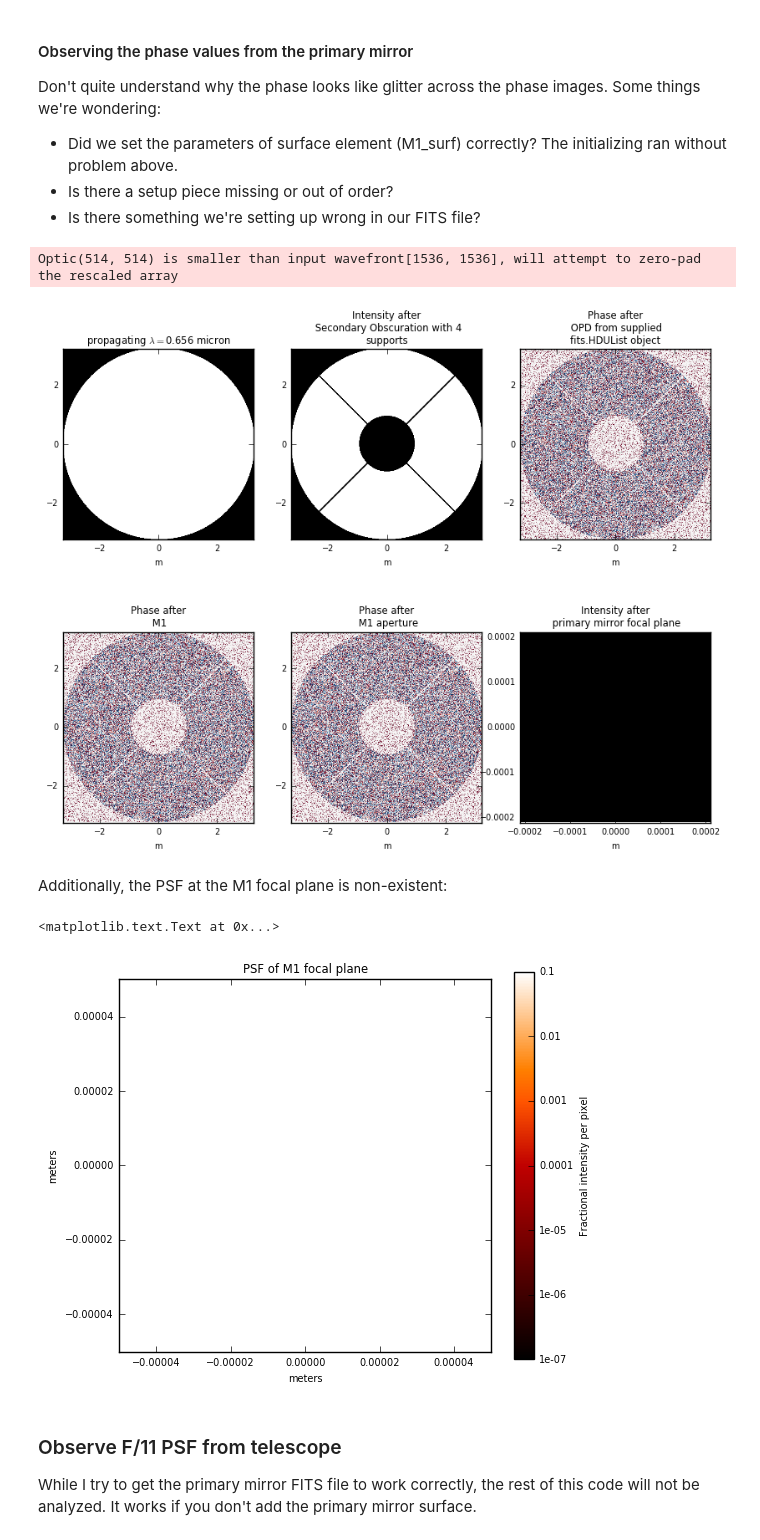
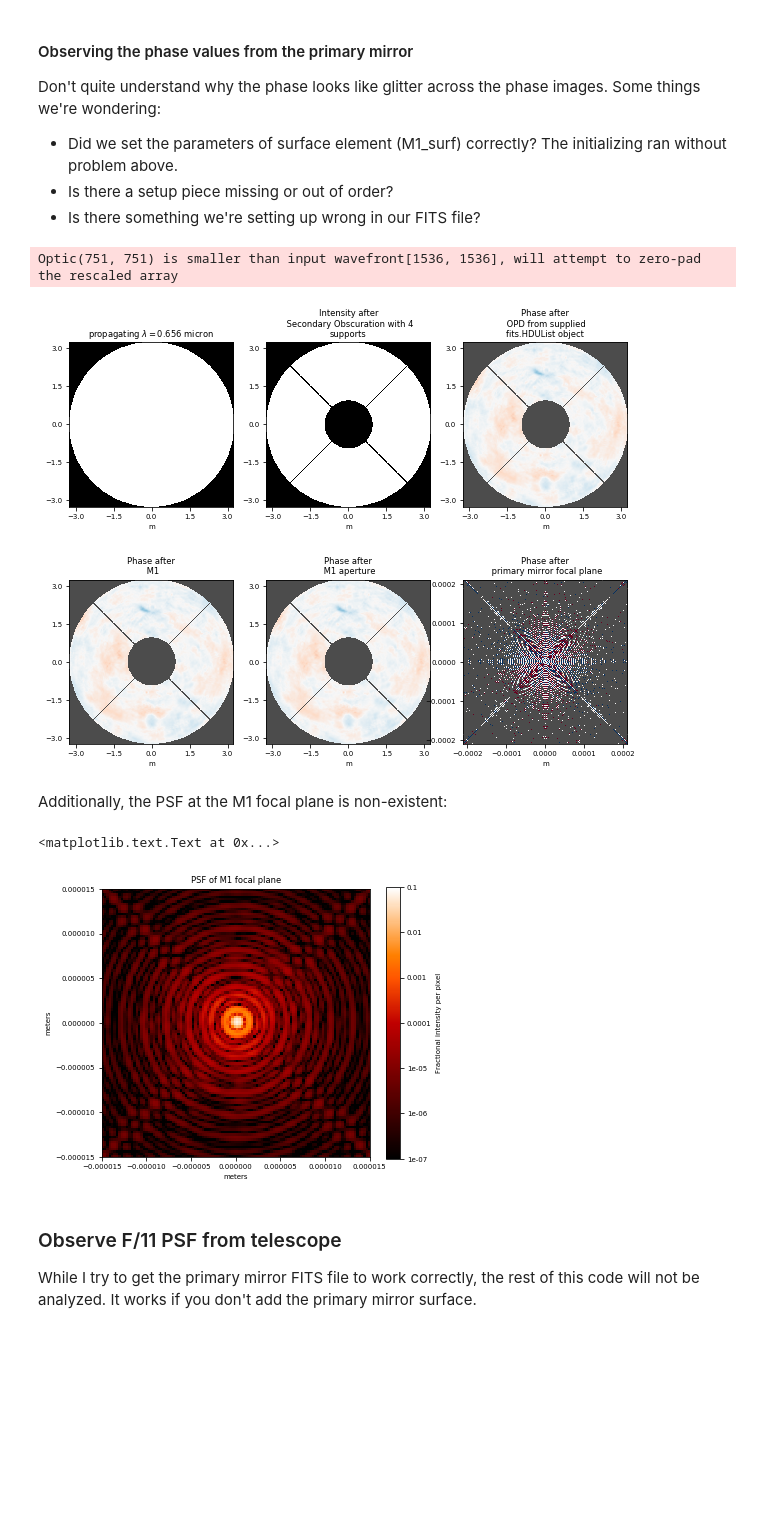
Before and after one commit to douglase/magaox_poppy, a Jupyter notebook: mag_telescope.ipynb, the cells around one changed output. Cells and saved outputs as stored; diff of their text form; code cells hidden in the pictures; blank space fills up the shorter version.

Commit message:
work around for fits loading problem

```diff
--- a/mag_telescope.ipynb
+++ b/mag_telescope.ipynb
@@ -56,9 +56,11 @@ M2 = poppy.QuadraticLens(fl_M2, name='M2')
 # %%
 mag_tel = poppy.FresnelOpticalSystem(pupil_diameter=2*M1_radius, npix=npix*2, beam_ratio=0.34)
 
+
 # Entrance Aperture
 mag_tel.add_optic(poppy.CircularAperture(radius=M1_radius))
-mag_tel.add_optic(poppy.SecondaryObscuration(secondary_radius=0.29*3.25, support_width=0.050, support_angle_offset=45.0))
+mag_tel.add_optic(poppy.SecondaryObscuration(secondary_radius=0.29*3.25,
+                                             support_width=0.050, support_angle_offset=45.0))
 # %% [output]
 <poppy.optics.SecondaryObscuration at 0x...>
 # %% [markdown]
@@ -67,3 +69,27 @@ mag_tel.add_optic(poppy.SecondaryObscuration(secondary_radius=0.29*3.25, support
 The next block is the only section of code I'm changing to see the effects of adding the primary mirror surface values via FITS file.
 
 There are 2 versions of the primary mirror's surface in the data folder. For file ClayM1_0mask.fits, the OPD units are in nanometers. For file ClayM1_0mask_meters.fits, the OPD units are in meters. I imported the OPDunits=meters file in the block below.
+# %%
+m1_fits = fits.open('data/ClayM1_0mask_meters.fits')
+M1_surf = poppy.FITSOpticalElement(opd=m1_fits, opdunits='meters',
+                                   pixelscale=6.5/m1_fits[0].shape[0],
+                                   oversample=0,)
+
+
+M1_surf.display(what="both",colorbar=True)
+plt.figure()
+
+plt.figure(figsize=[8,4])
+
+m1_fits[0].header["PUPLSCAL"]=9.5/m1_fits[0].shape[0]
+
+
+#WORK AROUND, change the datatype, see: https://github.com/mperrin/poppy/issues/213
+print(m1_fits[0].data.dtype)
+m1_fits[0].data=np.float_(m1_fits[0].data)#m1_zernike.get_opd(testWavelength)
+print(m1_fits[0].data.dtype)
+
+
+newM1 = poppy.FITSOpticalElement(opd=m1_fits,opdunits='meters')
+plt.figure()
+newM1.display(what="both",colorbar=True)
@@ -70,9 +123,6 @@ There are 2 versions of the primary mirror's surface in the data folder. For fil
 # %%
-m1_fits = fits.open('data/ClayM1_0mask_meters.fits')
-M1_surf = poppy.FITSOpticalElement(opd=m1_fits, opdunits='meters', pixelscale=6.5/m1_fits[0].shape[0], oversample=1)
-
-# Surface -6: Primary Mirror (M1)
-mag_tel.add_optic(M1_surf) # Should the surface be initiated before the mirror since the surface is seen first?
+# Surface -6: Primary M1_surf (M1)
+mag_tel.add_optic(newM1) # Should the surface be initiated before the mirror since the surface is seen first?
 mag_tel.add_optic(M1)
 mag_tel.add_optic(poppy.CircularAperture(radius=M1_radius,name="M1 aperture"))
 # %% [output]
@@ -85,7 +135,8 @@ Don't quite understand why the phase looks like glitter across the phase images.
 - Is there something we're setting up wrong in our FITS file?
 # %%
 # Look at the focal point of primary mirror
-mag_tel.add_optic(poppy.ScalarTransmission(planetype=PlaneType.intermediate, name="primary mirror focal plane"), distance=fl_M1)
+mag_tel.add_optic(poppy.ScalarTransmission(planetype=PlaneType.intermediate,
+                                           name="primary mirror focal plane"), distance=fl_M1)
 
 matplotlib.rcParams["font.size"]=7
 plt.figure(figsize=[10,8])
@@ -93,19 +144,19 @@ m1psf, m1_wfs = mag_tel.calcPSF(wavelength=testWavelength,
                                       display_intermediates=True,
                                       return_intermediates=True)
 # %% [output]
-Optic(514, 514) is smaller than input wavefront[1536, 1536], will attempt to zero-pad the rescaled array
+Optic(751, 751) is smaller than input wavefront[1536, 1536], will attempt to zero-pad the rescaled array
-[figure, old version]
+[figure, new version]
 # %% [markdown]
 Additionally, the PSF at the M1 focal plane is non-existent:
 # %%
 plt.figure(figsize=[6,5])
-poppy.display_PSF(m1psf, imagecrop = 0.0001)
+poppy.display_PSF(m1psf, imagecrop = 0.00003)
 plt.title("PSF of M1 focal plane")
 plt.xlabel("meters")
 plt.ylabel("meters")
 # %% [output]
 <matplotlib.text.Text at 0x...>
-[figure, old version]
+[figure, new version]
 # %% [markdown]
 ### Observe F/11 PSF from telescope
 While I try to get the primary mirror FITS file to work correctly, the rest of this code will not be analyzed. It works if you don't add the primary mirror surface.
```
Also changed, not shown: parts of 9 cells of this notebook.
